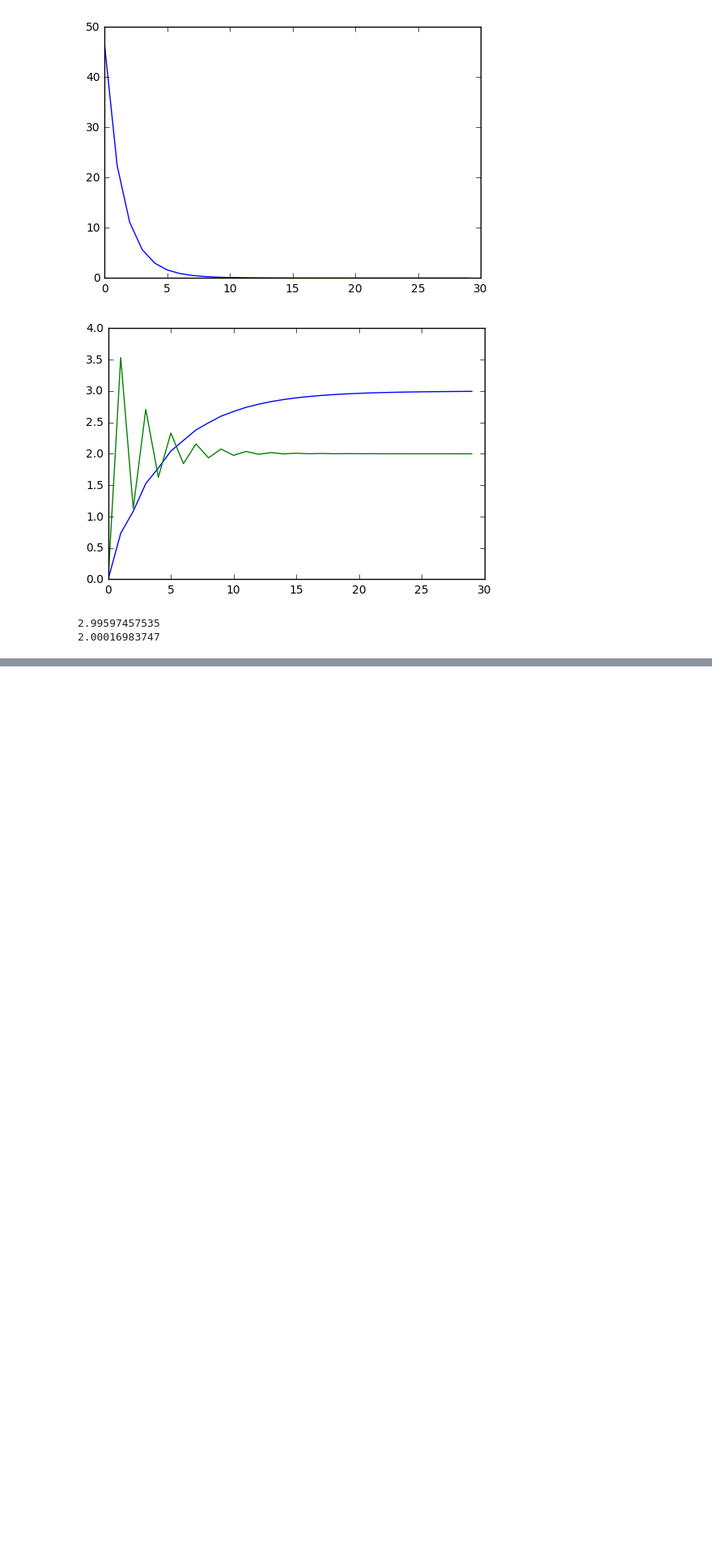
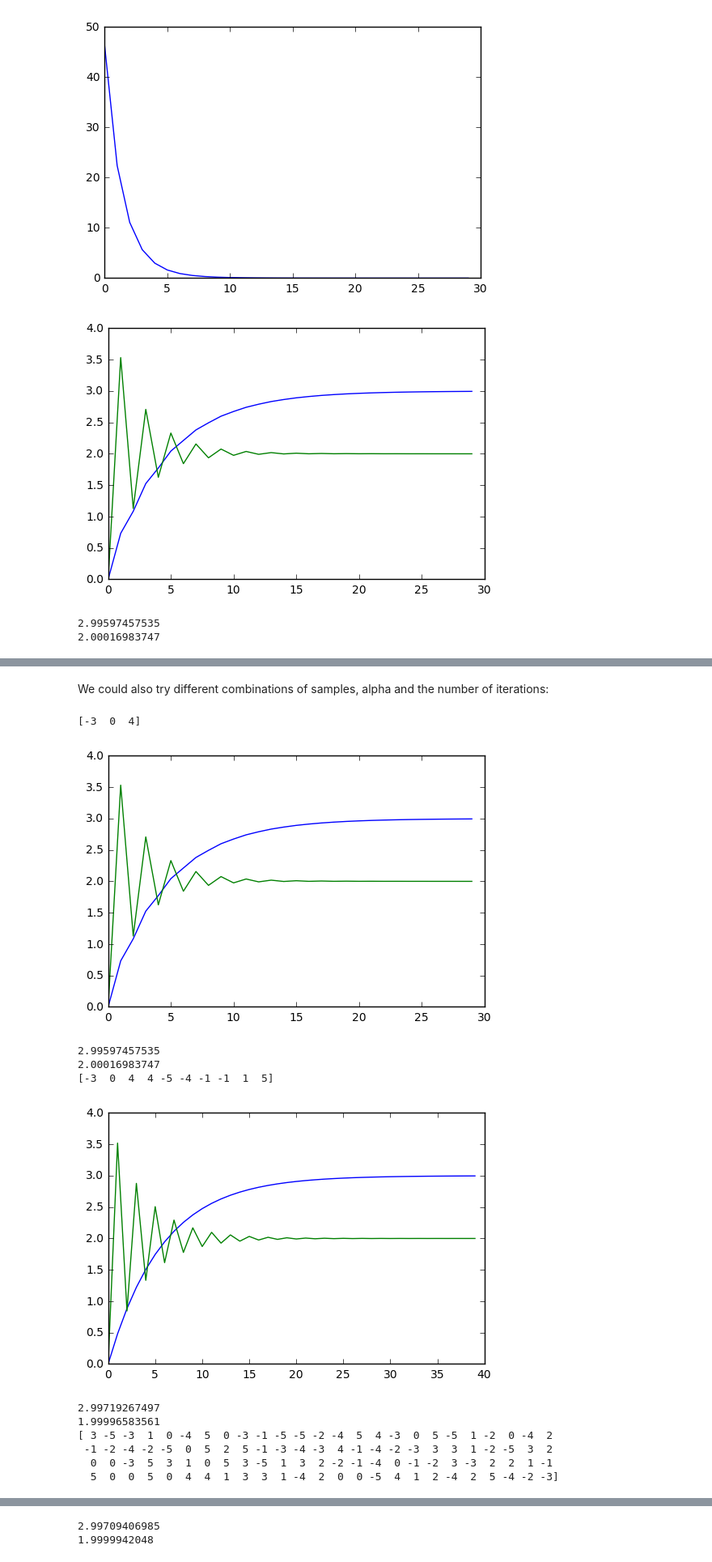
Before and after one commit to jarmop/learning, a Jupyter notebook: machine-learning.ipynb, the cells around one changed output, grey strips where cells are left out. Shown at 81% size. Cells and saved outputs as stored; diff of their text form; code cells hidden in the pictures; blank space fills up the shorter version.

```diff
--- a/machine-learning.ipynb
+++ b/machine-learning.ipynb
@@ -306,0 +336,47 @@ print(machine.b)
+# %% [markdown]
+We could also try different combinations of samples, alpha and the number of iterations:
+# %%
+def gradient_descent(machine, t, training_set, alpha, iterations):
+    losses = []
+    a_values = []
+    b_values = []
+    n = training_set.size
+    for i in range(0, iterations):
+        a_values.append(machine.a)
+        b_values.append(machine.b)
+        da = 0
+        db = 0
+        for x in training_set:
+            da += machine.h(x) - t(x)
+            db += (machine.h(x) - t(x)) * x
+        machine.a -= alpha * da / n
+        machine.b -= alpha * db / n
+    plt.plot(a_values)
+    plt.plot(b_values)
+    plt.show()
+
+def trainer(t, n, alpha, iterations, seed):
+    np.random.seed(seed)
+    training_set = np.random.randint(-5, 6, n)
+    print(training_set)
+    machine = Machine()
+    gradient_descent(machine, t, training_set, alpha, iterations)
+    print(machine.a)
+    print(machine.b)
+
+trainer(t, n = 3, alpha = 0.2, iterations = 30, seed = 876)
+trainer(t, n = 10, alpha = 0.16, iterations = 40, seed = 876)
+trainer(t, n = 100, alpha = 0.18, iterations = 35, seed = 654)
+# %% [output]
+[-3  0  4]
+[figure, added]
+2.99597457535
+2.00016983747
+[-3  0  4  4 -5 -4 -1 -1  1  5]
+[figure, added]
+2.99719267497
+1.99996583561
+[ 3 -5 -3  1  0 -4  5  0 -3 -1 -5 -5 -2 -4  5  4 -3  0  5 -5  1 -2  0 -4  2
+ -1 -2 -4 -2 -5  0  5  2  5 -1 -3 -4 -3  4 -1 -4 -2 -3  3  3  1 -2 -5  3  2
+  0  0 -3  5  3  1  0  5  3 -5  1  3  2 -2 -1 -4  0 -1 -2  3 -3  2  2  1 -1
+  5  0  0  5  0  4  4  1  3  3  1 -4  2  0  0 -5  4  1  2 -4  2  5 -4 -2 -3]
@@ -306,0 +384,2 @@ print(machine.b)
+2.99709406985
+1.9999942048
```
Also changed, not shown: parts of 10 cells of this notebook.
